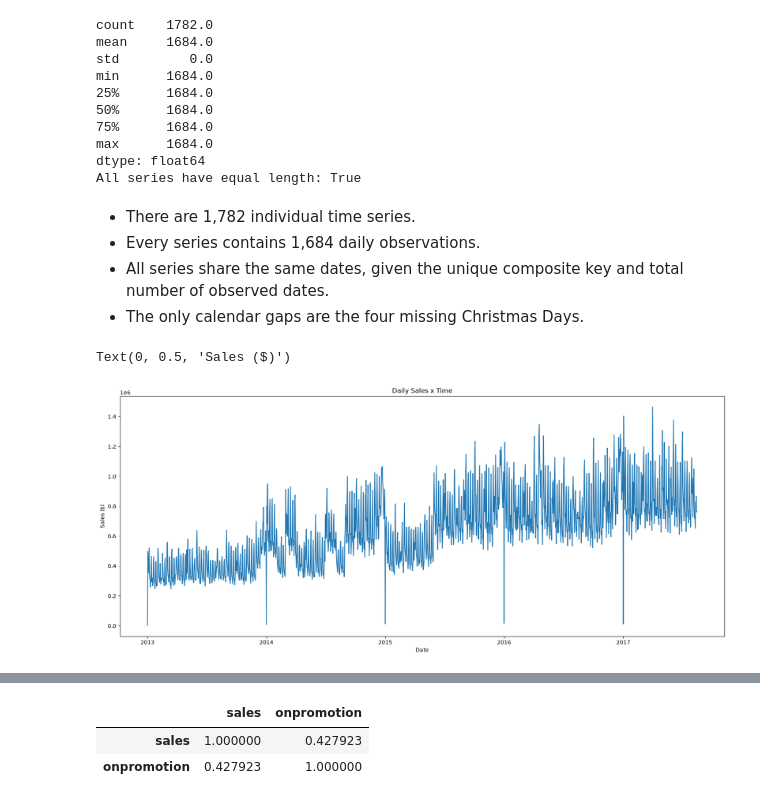
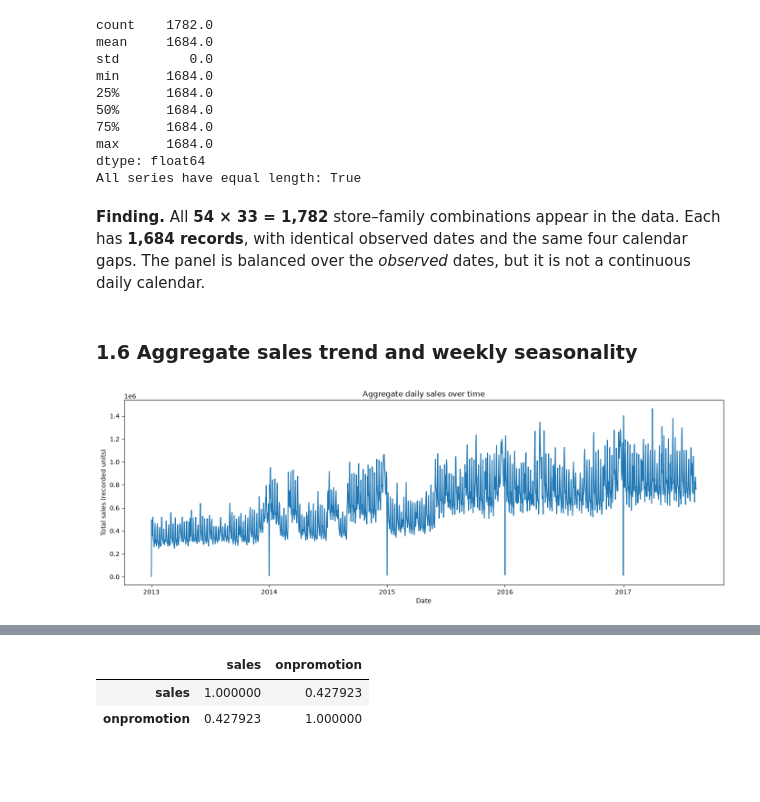
Before and after one commit to nachospreafico/store-sales-forecasting, a Jupyter notebook: notebooks/01_eda.ipynb, the cells around one changed output, grey strips where cells are left out. Drawn from its saved outputs; the diff is of its cells as text; code cells hidden in the pictures; blank space fills up the shorter version.

Commit message:
feat: finished test.csv EDA and expand EDA with store demographics and holiday event analysis

```diff
--- a/notebooks/01_eda.ipynb
+++ b/notebooks/01_eda.ipynb
@@ -205,11 +197,10 @@ min      1684.0
 max      1684.0
 dtype: float64
 All series have equal length: True
-# %% [markdown]
-- There are 1,782 individual time series.
-- Every series contains 1,684 daily observations.
-- All series share the same dates, given the unique composite key and total number of observed dates.
-- The only calendar gaps are the four missing Christmas Days.
+# %% [markdown]
+**Finding.** All **54 × 33 = 1,782** store–family combinations appear in the data. Each has **1,684 records**, with identical observed dates and the same four calendar gaps. The panel is balanced over the *observed* dates, but it is not a continuous daily calendar.
+# %% [markdown]
+### 1.6 Aggregate sales trend and weekly seasonality
 # %%
 sales_by_date = df.groupby("date", as_index=False).agg(
     total_sales=("sales", "sum")
@@ -219,13 +208,8 @@ import seaborn as sns
 # %%
-plt.figure(figsize=(20, 8))
-sns.lineplot(
-    data=sales_by_date,
-    x="date",
-    y="total_sales"
-)
-plt.title("Daily Sales x Time")
-plt.xlabel("Date")
-plt.ylabel("Sales ($)")
+fig, ax = plt.subplots(figsize=(14, 5))
+sns.lineplot(data=sales_by_date, x="date", y="total_sales", ax=ax)
+ax.set(xlabel="Date", ylabel="Total sales (recorded units)", title="Aggregate daily sales over time")
+plt.tight_layout()
+plt.show()
 # %% [output]
-Text(0, 0.5, 'Sales ($)')
-[figure, old version]
+[figure, new version]
```
Also changed, not shown: parts of 83 cells of this notebook.
